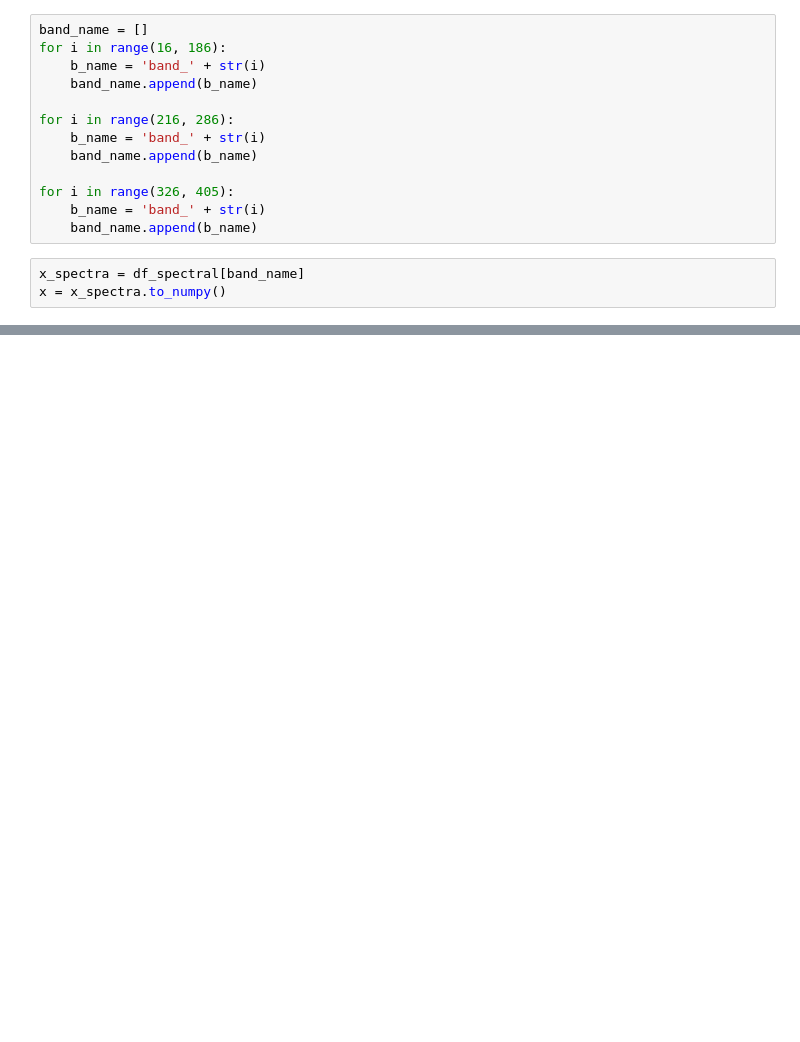
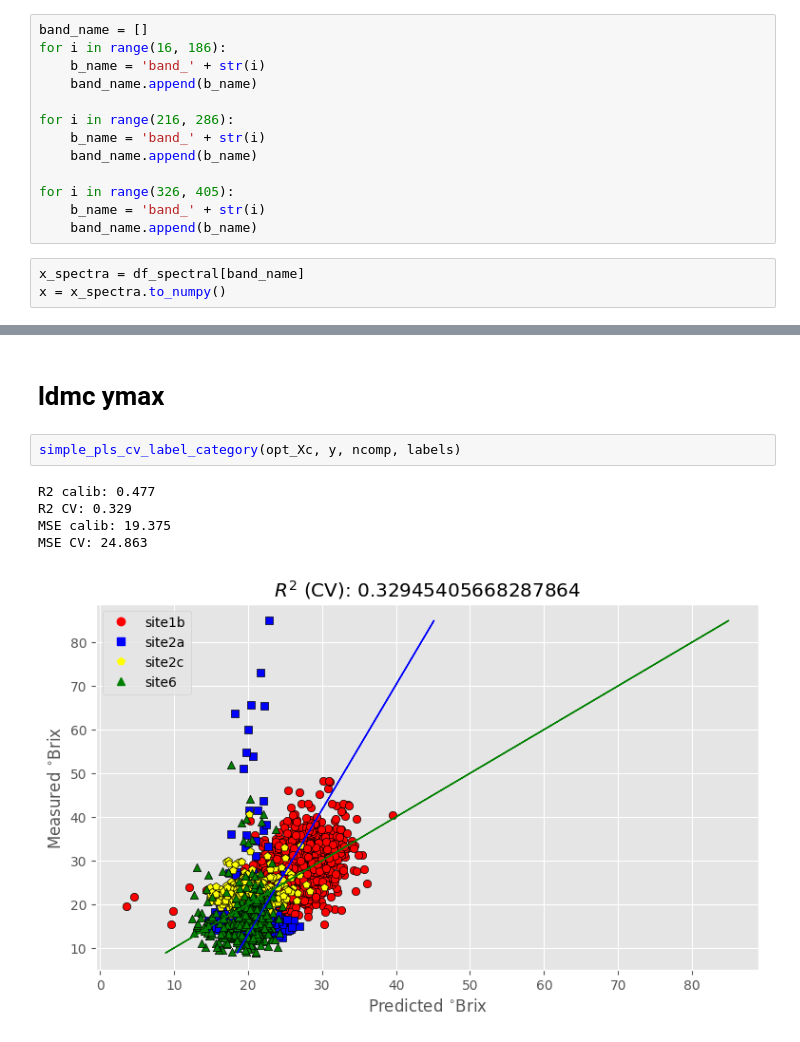
Before and after one commit to wenquchen/hytools, a Jupyter notebook: Gaussian_pdf_PLSR_combine_ymax.ipynb, the cells around one changed output, grey strips where cells are left out. Cells and saved outputs as stored; diff of their text form; blank space fills up the shorter version.

```diff
--- a/Gaussian_pdf_PLSR_combine_ymax.ipynb
+++ b/Gaussian_pdf_PLSR_combine_ymax.ipynb
@@ -215,0 +323,10 @@ def simple_pls_cv(X, y, n_comp):
+# %% [markdown]
+# ldmc ymax
+# %%
+simple_pls_cv_label_category(opt_Xc, y, ncomp, labels)
+# %% [output]
+R2 calib: 0.477
+R2 CV: 0.329
+MSE calib: 19.375
+MSE CV: 24.863
+[figure, added]
```
Also changed, not shown: parts of 53 cells of this notebook, 2 other files.
